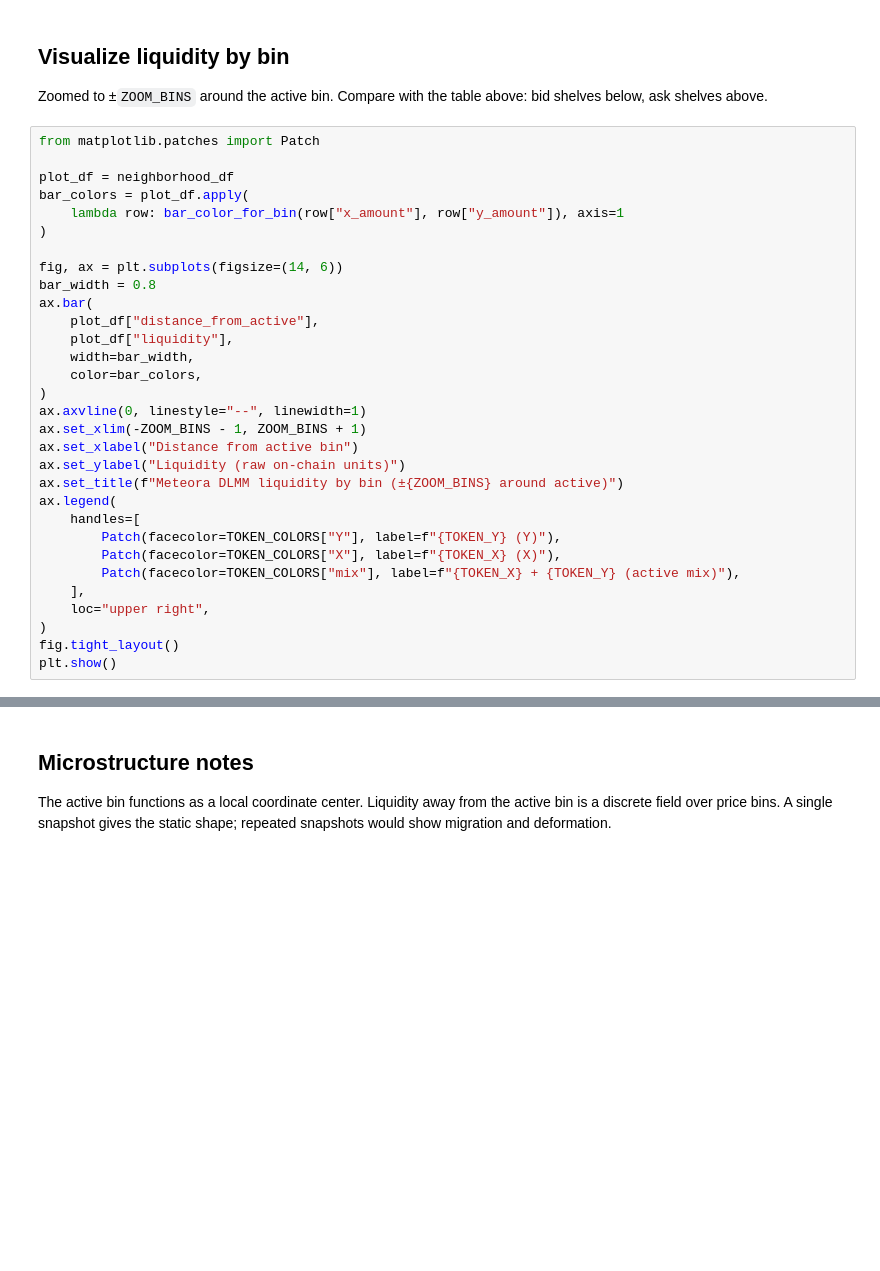
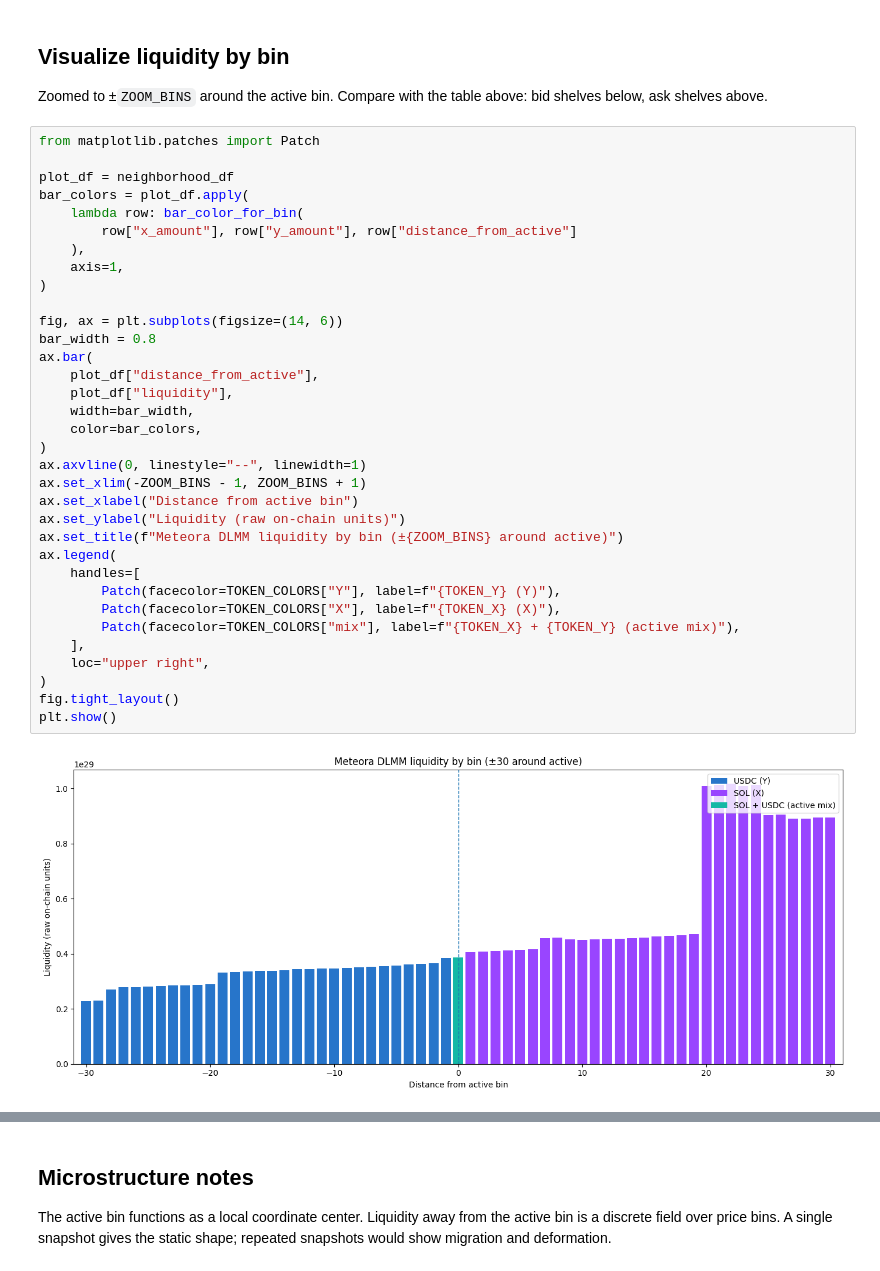
Before and after one commit to topobear/meteora_bin_atlas, a Jupyter notebook: notebooks/01_connect_fetch_explore_meteora.ipynb, the cells around one changed output, grey strips where cells are left out. Drawn from its saved outputs; the diff is of its cells as text; blank space fills up the shorter version.

```diff
--- a/notebooks/01_connect_fetch_explore_meteora.ipynb
+++ b/notebooks/01_connect_fetch_explore_meteora.ipynb
@@ -520,31 +720,36 @@ Zoomed to ±`ZOOM_BINS` around the active bin. Compare with the table above: bid
 # %%
 from matplotlib.patches import Patch
 
 plot_df = neighborhood_df
 bar_colors = plot_df.apply(
-    lambda row: bar_color_for_bin(row["x_amount"], row["y_amount"]), axis=1
+    lambda row: bar_color_for_bin(
+        row["x_amount"], row["y_amount"], row["distance_from_active"]
+    ),
+    axis=1,
 )
 
 fig, ax = plt.subplots(figsize=(14, 6))
 bar_width = 0.8
 ax.bar(
     plot_df["distance_from_active"],
     plot_df["liquidity"],
     width=bar_width,
     color=bar_colors,
 )
 ax.axvline(0, linestyle="--", linewidth=1)
 ax.set_xlim(-ZOOM_BINS - 1, ZOOM_BINS + 1)
 ax.set_xlabel("Distance from active bin")
 ax.set_ylabel("Liquidity (raw on-chain units)")
 ax.set_title(f"Meteora DLMM liquidity by bin (±{ZOOM_BINS} around active)")
 ax.legend(
     handles=[
         Patch(facecolor=TOKEN_COLORS["Y"], label=f"{TOKEN_Y} (Y)"),
         Patch(facecolor=TOKEN_COLORS["X"], label=f"{TOKEN_X} (X)"),
         Patch(facecolor=TOKEN_COLORS["mix"], label=f"{TOKEN_X} + {TOKEN_Y} (active mix)"),
     ],
     loc="upper right",
 )
 fig.tight_layout()
 plt.show()
+# %% [output]
+[figure, added]
```
Also changed, not shown: parts of 14 cells of this notebook, 11 other files.
